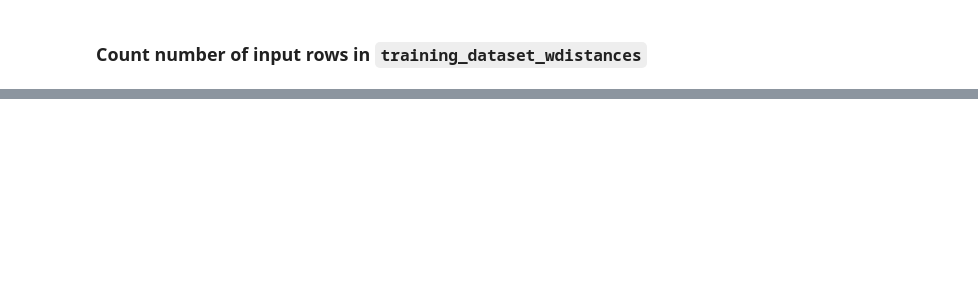
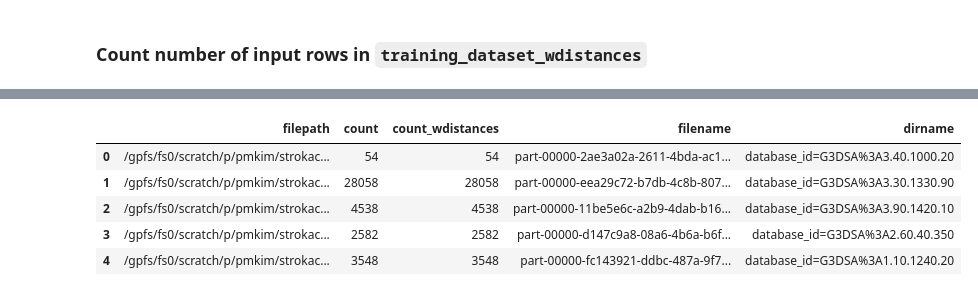
Before and after one commit to ostrokach/protein-adjacency-net, a Jupyter notebook: notebooks/03-add_adjacency_distances_test.ipynb, the cells around one changed output, grey strips where cells are left out. Saved outputs shown, nothing was run; the diff lists cells and outputs as text; code cells hidden in the pictures; blank space fills up the shorter version.

```diff
--- a/notebooks/03-add_adjacency_distances_test.ipynb
+++ b/notebooks/03-add_adjacency_distances_test.ipynb
@@ -102,0 +193,20 @@ for folder in DATAPKG['training_dataset_wdistances'].joinpath("adjacency_matrix.
+# %%
+row_counts_df = pd.DataFrame(
+    data, columns=["filepath", "count", "count_wdistances"],
+)
+row_counts_df["filename"] = [
+    p.name for p in row_counts_df["filepath"]
+]
+row_counts_df["dirname"] = [
+    p.parent.name for p in row_counts_df["filepath"]
+]
+row_counts_df["filepath"] = row_counts_df["filepath"].apply(lambda p: p.as_posix())
+
+row_counts_df.head()
+# %% [output]
+|  | filepath | count | count_wdistances | filename | dirname |
+| 0 | /gpfs/fs0/scratch/p/pmkim/strokac... | 54 | 54 | part-00000-2ae3a02a-2611-4bda-ac1... | database_id=G3DSA%3A3.40.1000.20 |
+| 1 | /gpfs/fs0/scratch/p/pmkim/strokac... | 28058 | 28058 | part-00000-eea29c72-b7db-4c8b-807... | database_id=G3DSA%3A3.30.1330.90 |
+| 2 | /gpfs/fs0/scratch/p/pmkim/strokac... | 4538 | 4538 | part-00000-11be5e6c-a2b9-4dab-b16... | database_id=G3DSA%3A3.90.1420.10 |
+| 3 | /gpfs/fs0/scratch/p/pmkim/strokac... | 2582 | 2582 | part-00000-d147c9a8-08a6-4b6a-b6f... | database_id=G3DSA%3A2.60.40.350 |
+| 4 | /gpfs/fs0/scratch/p/pmkim/strokac... | 3548 | 3548 | part-00000-fc143921-ddbc-487a-9f7... | database_id=G3DSA%3A1.10.1240.20 |
```
Also changed, not shown: parts of 33 cells of this notebook.
